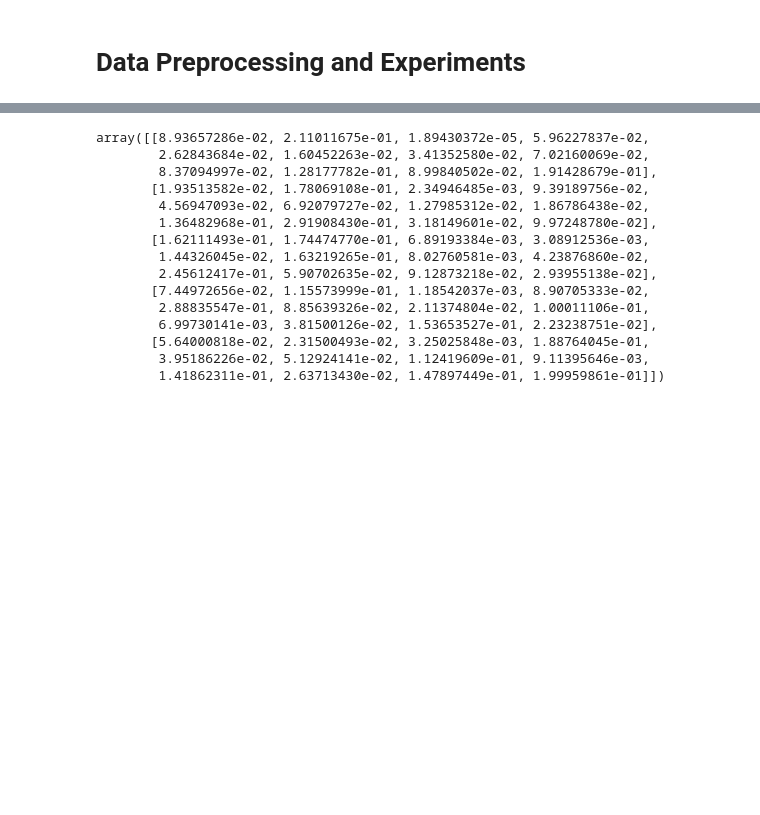
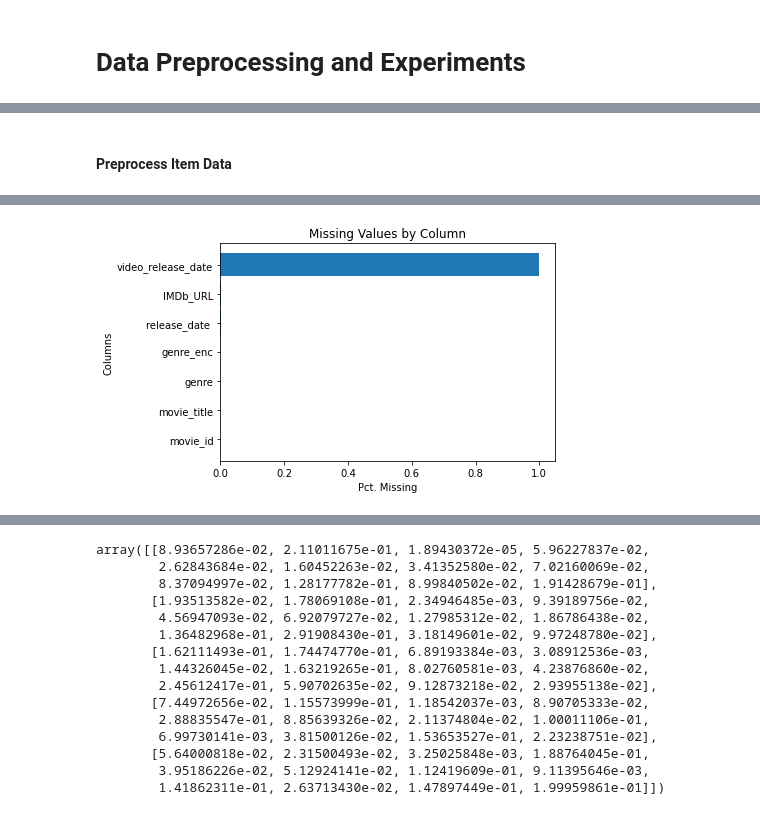
Before and after one commit to lentin26/recommender, a Jupyter notebook: experiment.ipynb, the cells around one changed output, grey strips where cells are left out. Saved outputs shown, nothing was run; the diff lists cells and outputs as text; code cells hidden in the pictures; blank space fills up the shorter version.

```diff
--- a/experiment.ipynb
+++ b/experiment.ipynb
@@ -8,0 +94,55 @@ from sklearn.preprocessing import LabelEncoder
+# %%
+def convert_to_list(cols, items):
+    """
+    Compile list of multiple one-hot columns into single column of lists
+    """
+    results = []                                                        # initialize empty list
+    results_enc = []                                                    # initialize empty list
+    n = len(cols)                                                       # vocab size
+    dat = items[cols]                                                   # data w relevent columns
+    for i in range(items.shape[0]):
+        results.append(dat.columns[dat.iloc[i] == 1].tolist())          # string list
+        results_enc.append(np.arange(n)[dat.iloc[i] == 1].tolist())     # integer encoded list
+
+    return results, results_enc
+# %% [markdown]
+#### Preprocess Item Data
+# %%
+############## import data #############################################
+items = pd.read_csv('data/ml-100k/u.item' ,delimiter='|' ,encoding='Latin-1'                        # import data
+    ,header=None,engine="python"
+    )
+items.columns = [
+    "movie_id", "movie_title", "release_date ", "video_release_date",                               # add column names
+    "IMDb_URL", "unknown", "Action", "Adventure", "Animation",
+    "Children's", "Comedy", "Crime", "Documentary", "Drama", "Fantasy",
+    "Film-Noir", "Horror", "Musical", "Mystery", "Romance", "Sci-Fi",
+    "Thriller", "War", "Western"]
+
+
+############## preprocess genre ########################################
+non_genre_cols = ['movie_id', 'movie_title', 'release_date ', 'video_release_date', 'IMDb_URL']     # not genre ontolgoy cols
+genres = [x for x in items.columns if not x in non_genre_cols]                                      # genre onotology cols
+items['genre'], items['genre_enc'] = convert_to_list(cols=genres, items=items)                      # genre in single column
+items.drop(columns=genres, inplace=True)                                                            # drop one-hot genre columns
+
+############## investigate missing values ##############################
+n_missing = items.isna().sum(axis=0).sort_values(ascending=True)                                    # plot pct. missing values
+plt.barh(n_missing.index, n_missing.values/items.shape[0])
+plt.title('Missing Values by Column')
+plt.xlabel('Pct. Missing')
+plt.ylabel('Columns')
+
+############## preprocess release decade ################################
+items['release_decade'] = pd.to_datetime(items['release_date ']).dt.year                            # convert to year
+items.loc[items.release_decade.isna(), 'release_decade'] = np.mean(items.release_decade)            # impute missing with mean
+items['release_decade'] = ((items.release_decade/10).apply(np.floor)*10).astype(int).astype(str)    # convert to string
+items['release_decade_enc'] = items.release_decade.rank(method='dense').astype(int) - 1             # add integer encoded column
+
+items.drop(columns=['video_release_date', 'IMDb_URL', 'release_date '], inplace=True)               # drop missing, useless columns
+items.rename(columns={'movie_id':'item_id'}, inplace=True)                                          # rename movie_id to item_id
+items['item_id'] = items.item_id.rank(method='dense').astype(int) - 1                               # translate item_id 0, 1, ...
+
+items.to_csv('data/ml-100k/items_enc.csv', index=False)                                             # write to csv
+items.head()
+# %% [output]
@@ -8,0 +155 @@ from sklearn.preprocessing import LabelEncoder
+[figure, added]
```
Also changed, not shown: parts of 51 cells of this notebook, 7 other files.
